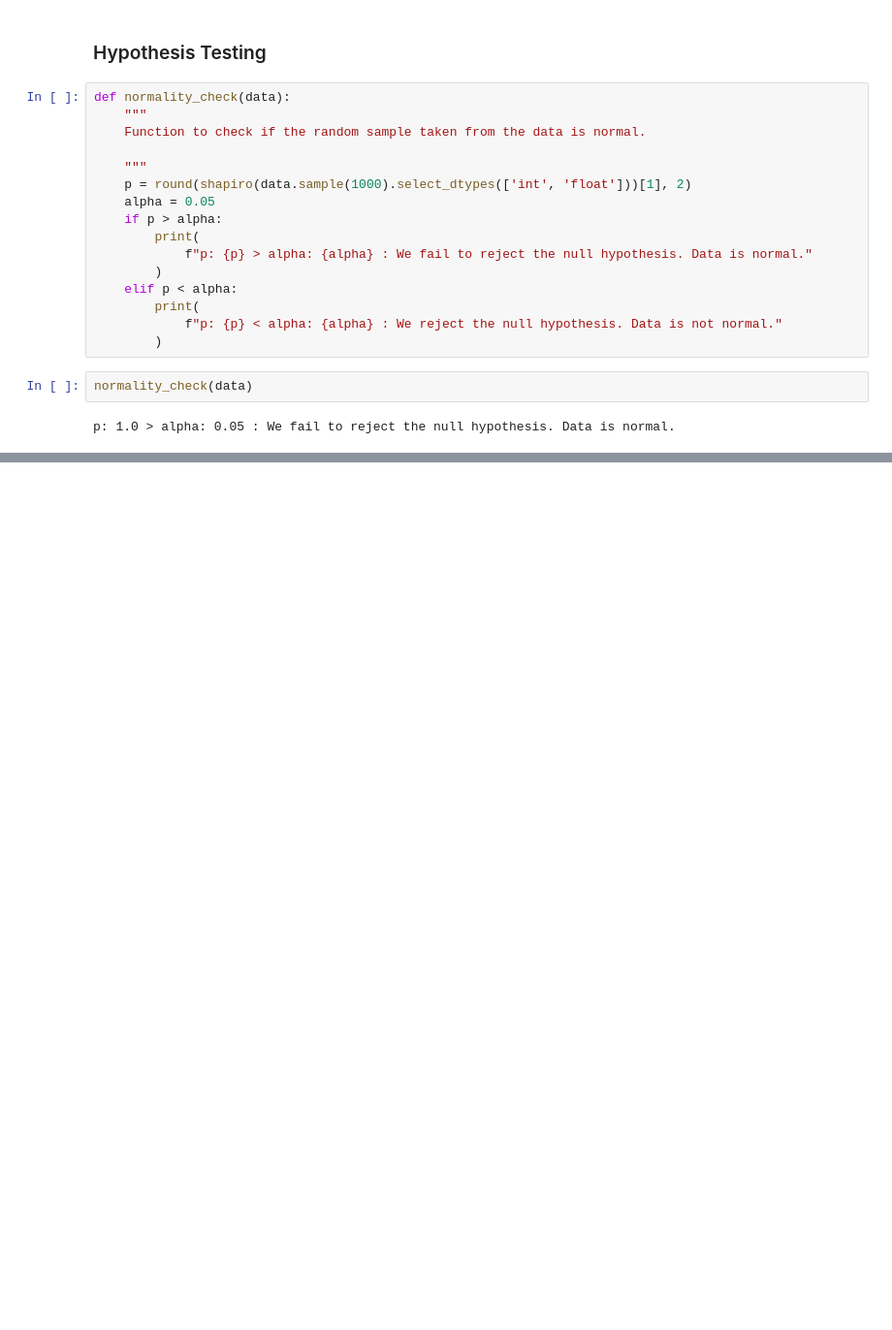
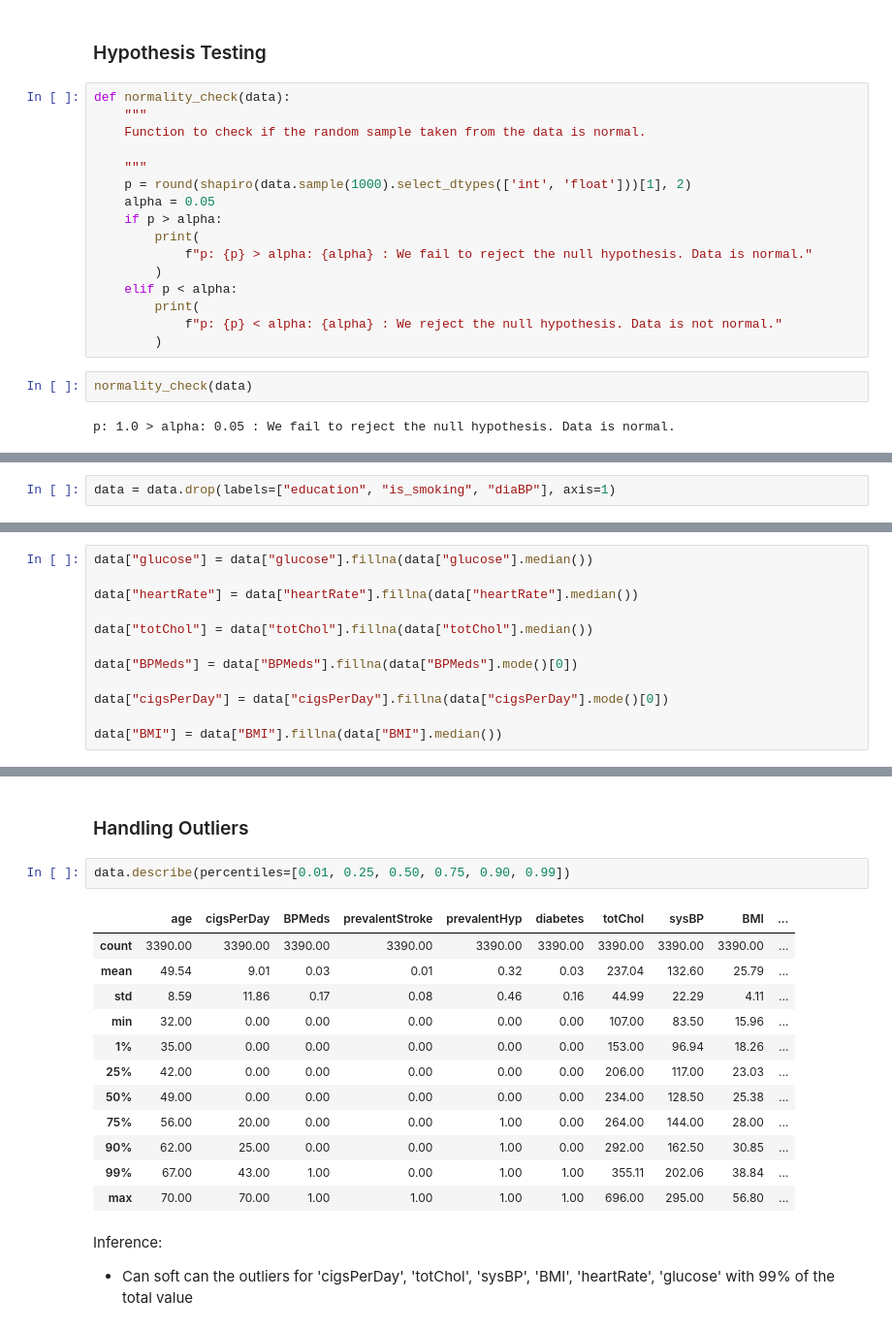
Before and after one commit to olaniSiyum/heart-disease-prediction, a Jupyter notebook: models/heart_disease.ipynb, the cells around one changed output, grey strips where cells are left out. Shown at 97% size. Cells and saved outputs as stored; diff of their text form; blank space fills up the shorter version.

Commit message:
Feature engineering and Data preprocessing

```diff
--- a/models/heart_disease.ipynb
+++ b/models/heart_disease.ipynb
@@ -488,0 +493,2 @@ p: 1.0 > alpha: 0.05 : We fail to reject the null hypothesis. Data is normal.
+# %%
+data = data.drop(labels=["education", "is_smoking", "diaBP"], axis=1)
@@ -488,0 +502,12 @@ p: 1.0 > alpha: 0.05 : We fail to reject the null hypothesis. Data is normal.
+# %%
+data["glucose"] = data["glucose"].fillna(data["glucose"].median())
+
+data["heartRate"] = data["heartRate"].fillna(data["heartRate"].median())
+
+data["totChol"] = data["totChol"].fillna(data["totChol"].median())
+
+data["BPMeds"] = data["BPMeds"].fillna(data["BPMeds"].mode()[0])
+
+data["cigsPerDay"] = data["cigsPerDay"].fillna(data["cigsPerDay"].mode()[0])
+
+data["BMI"] = data["BMI"].fillna(data["BMI"].median())
@@ -488,0 +522,20 @@ p: 1.0 > alpha: 0.05 : We fail to reject the null hypothesis. Data is normal.
+# %% [markdown]
+### Handling Outliers
+# %%
+data.describe(percentiles=[0.01, 0.25, 0.50, 0.75, 0.90, 0.99])
+# %% [output]
+|  | age | cigsPerDay | BPMeds | prevalentStroke | prevalentHyp | diabetes | totChol | sysBP | BMI | ... |
+| count | 3390.00 | 3390.00 | 3390.00 | 3390.00 | 3390.00 | 3390.00 | 3390.00 | 3390.00 | 3390.00 | ... |
+| mean | 49.54 | 9.01 | 0.03 | 0.01 | 0.32 | 0.03 | 237.04 | 132.60 | 25.79 | ... |
+| std | 8.59 | 11.86 | 0.17 | 0.08 | 0.46 | 0.16 | 44.99 | 22.29 | 4.11 | ... |
+| min | 32.00 | 0.00 | 0.00 | 0.00 | 0.00 | 0.00 | 107.00 | 83.50 | 15.96 | ... |
+| 1% | 35.00 | 0.00 | 0.00 | 0.00 | 0.00 | 0.00 | 153.00 | 96.94 | 18.26 | ... |
+| 25% | 42.00 | 0.00 | 0.00 | 0.00 | 0.00 | 0.00 | 206.00 | 117.00 | 23.03 | ... |
+| 50% | 49.00 | 0.00 | 0.00 | 0.00 | 0.00 | 0.00 | 234.00 | 128.50 | 25.38 | ... |
+| 75% | 56.00 | 20.00 | 0.00 | 0.00 | 1.00 | 0.00 | 264.00 | 144.00 | 28.00 | ... |
+| 90% | 62.00 | 25.00 | 0.00 | 0.00 | 1.00 | 0.00 | 292.00 | 162.50 | 30.85 | ... |
+| 99% | 67.00 | 43.00 | 1.00 | 0.00 | 1.00 | 1.00 | 355.11 | 202.06 | 38.84 | ... |
+| max | 70.00 | 70.00 | 1.00 | 1.00 | 1.00 | 1.00 | 696.00 | 295.00 | 56.80 | ... |
+# %% [markdown]
+Inference:
+- Can soft can the outliers for 'cigsPerDay', 'totChol', 'sysBP', 'BMI', 'heartRate', 'glucose' with 99% of the total value
```
Also changed, not shown: parts of 19 cells of this notebook.
